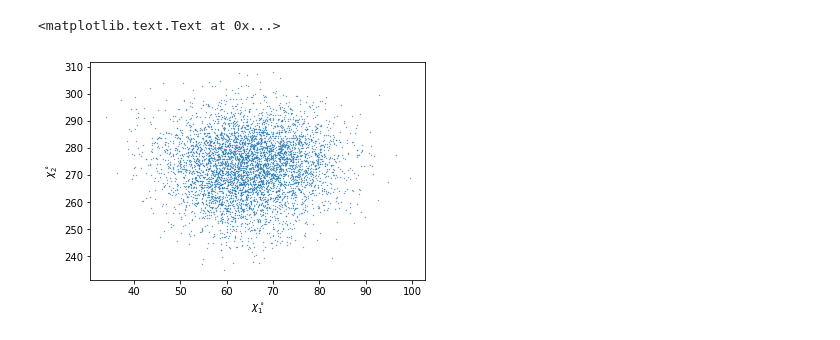
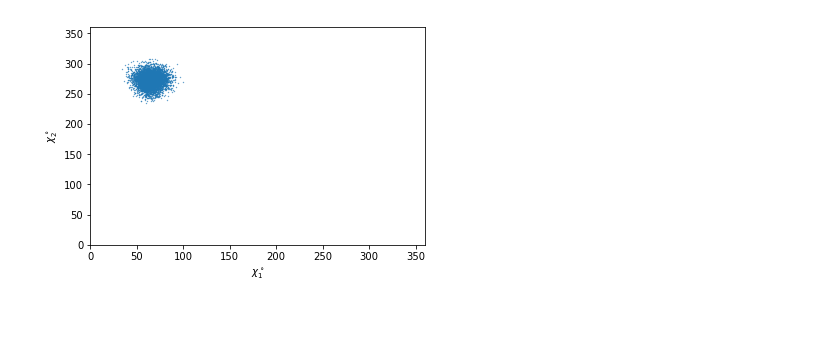
Before and after one commit to zdavidli/compbio, a Jupyter notebook: final/notebooks/WT.ipynb, the cells around one changed output. Cells and saved outputs as stored; diff of their text form; code cells hidden in the pictures.

Commit message:
moar plots

```diff
--- a/final/notebooks/WT.ipynb
+++ b/final/notebooks/WT.ipynb
@@ -15,8 +15,11 @@ data = np.array(data)
 # %%
 plt.figure()
 plt.scatter(data[:, 0], data[:, 1], s=0.1)
 plt.xlabel(r'$\chi_1^\circ$')
 plt.ylabel(r'$\chi_2^\circ$')
+plt.xlim((0,360))
+plt.ylim((0,360))
+
+plt.savefig('../WT/wt_asp_his.png')
 # %% [output]
-<matplotlib.text.Text at 0x...>
-[figure, old version]
+[figure, new version]
```
Also changed, not shown: parts of 4 cells of this notebook, 3 other files.
